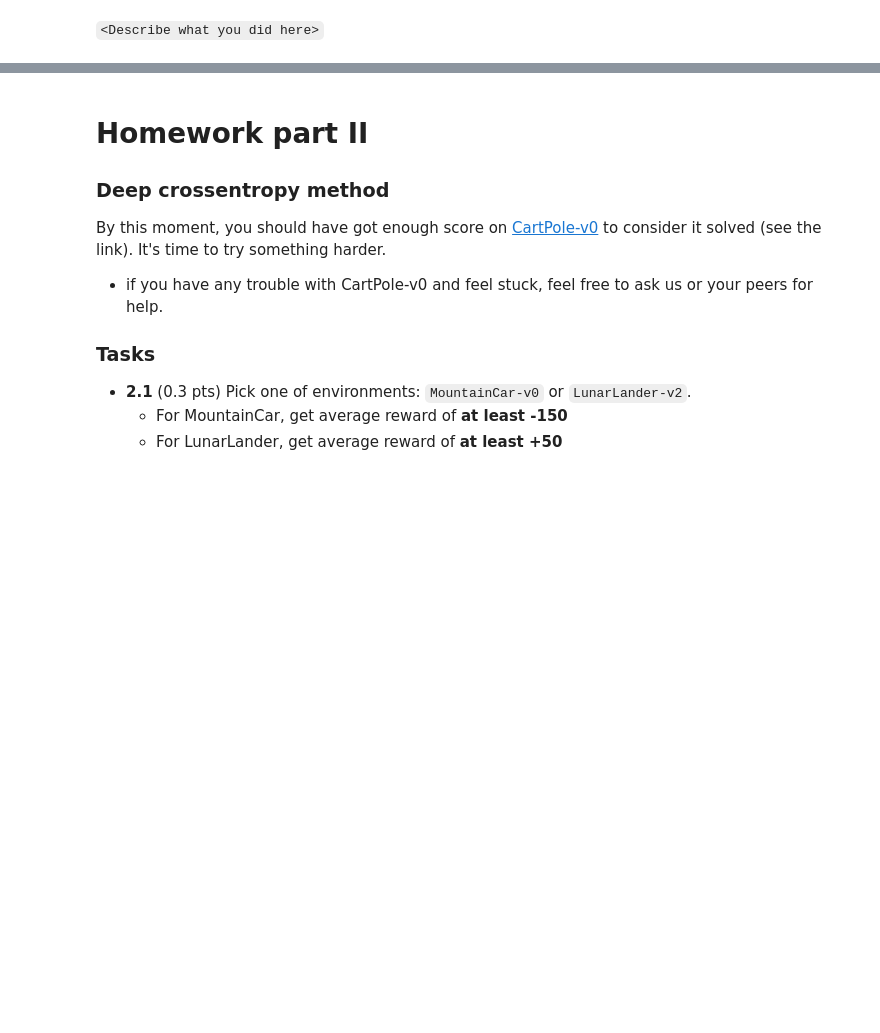
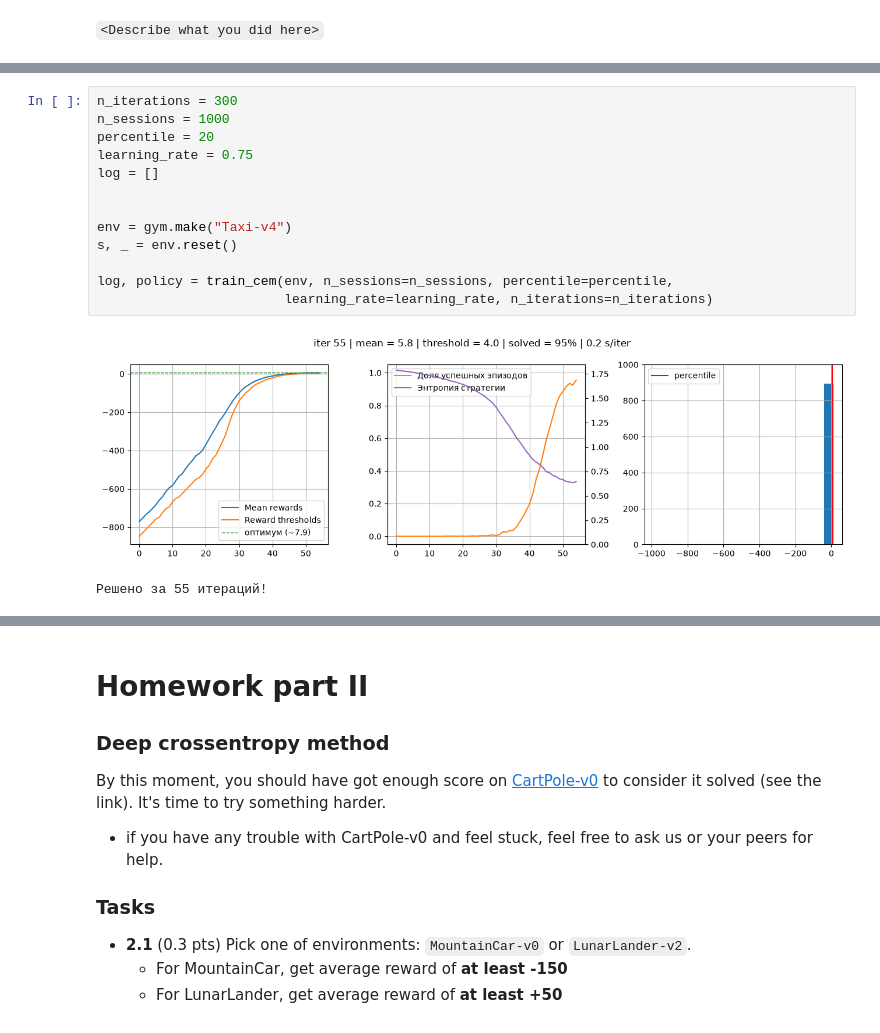
Before and after one commit to BogdanLiutikov/SB-RL-2026, a Jupyter notebook: homeworks/01-deep-crossentropy.ipynb, the cells around one changed output, grey strips where cells are left out. Cells and saved outputs as stored; diff of their text form; blank space fills up the shorter version.

```diff
--- a/homeworks/01-deep-crossentropy.ipynb
+++ b/homeworks/01-deep-crossentropy.ipynb
@@ -585,0 +710,16 @@ fig.tight_layout()
+# %%
+n_iterations = 300
+n_sessions = 1000
+percentile = 20
+learning_rate = 0.75
+log = []
+
+
+env = gym.make("Taxi-v4")
+s, _ = env.reset()
+
+log, policy = train_cem(env, n_sessions=n_sessions, percentile=percentile,
+                        learning_rate=learning_rate, n_iterations=n_iterations)
+# %% [output]
+[figure, added]
+Решено за 55 итераций!
```
Also changed, not shown: parts of 53 cells of this notebook.
